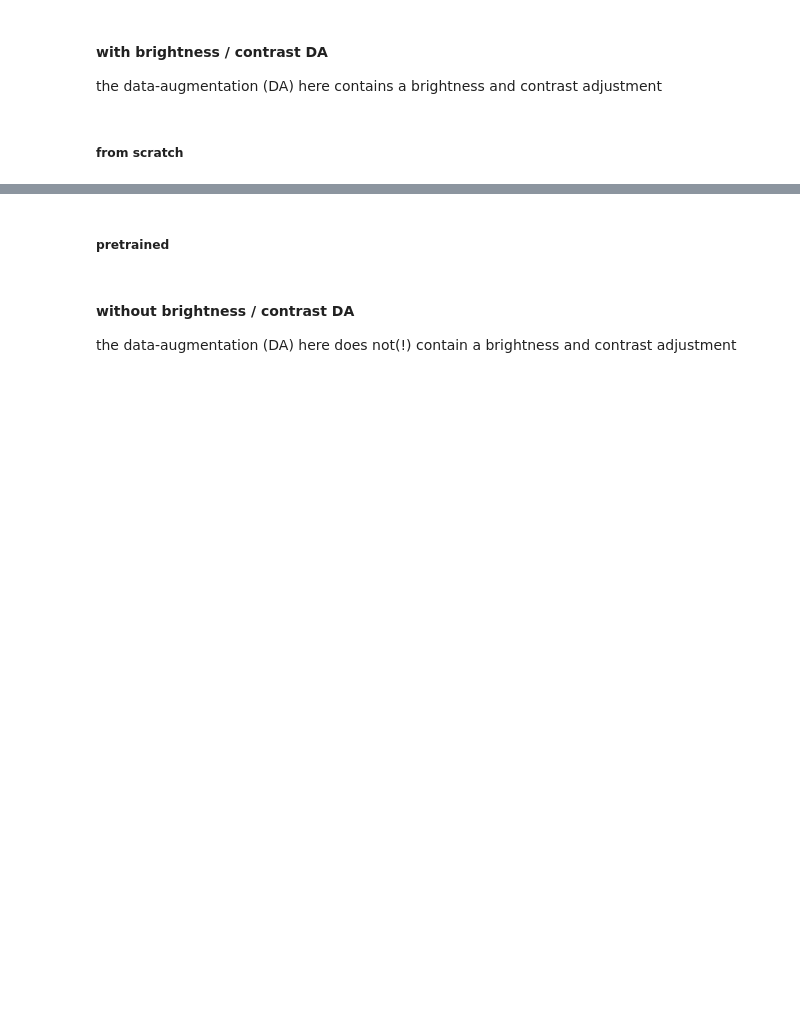
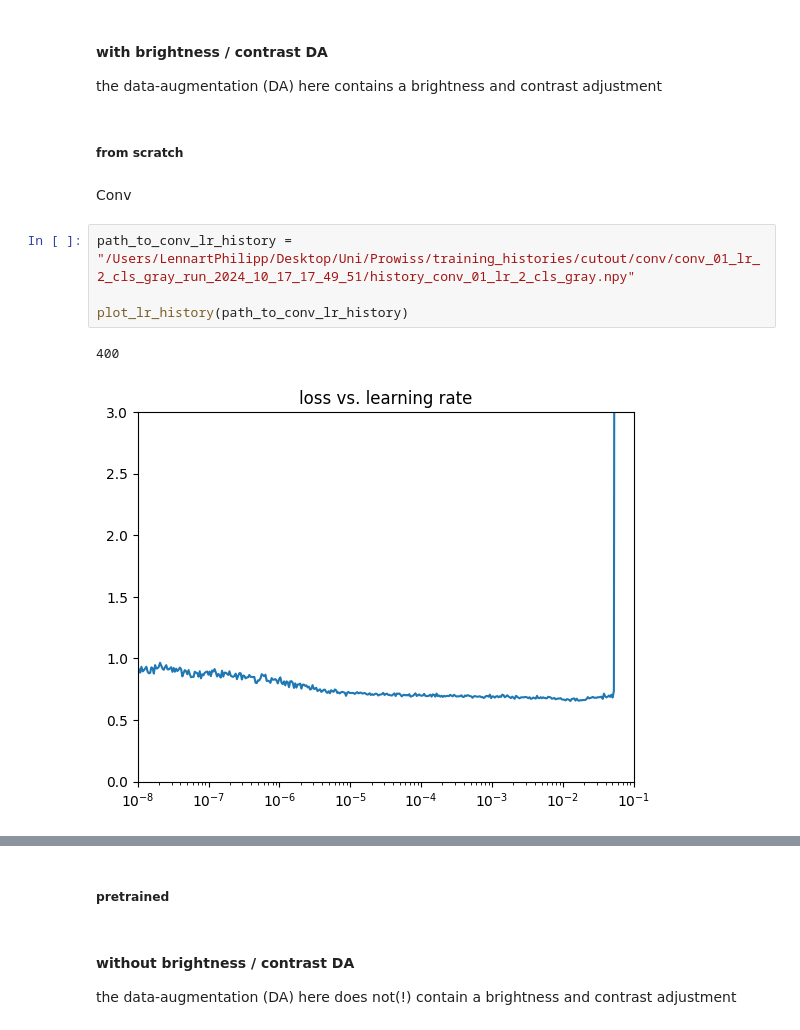
Before and after one commit to LennartPhil/Brain_Mets_Classification, a Jupyter notebook: notebooks/AI/ai_analysis.ipynb, the cells around one changed output, grey strips where cells are left out. Drawn from its saved outputs; the diff is of its cells as text; blank space fills up the shorter version.

Commit message:
creates two helper functions for the display of the k-fold training, as well as the learning rate tuning

```diff
--- a/notebooks/AI/ai_analysis.ipynb
+++ b/notebooks/AI/ai_analysis.ipynb
@@ -70,3 +187,12 @@ here the image containts only the metastasis, no surrounding healthy brain tissu
 the data-augmentation (DA) here contains a brightness and contrast adjustment
 # %% [markdown]
 ##### from scratch
+# %% [markdown]
+Conv
+# %%
+path_to_conv_lr_history = "/Users/LennartPhilipp/Desktop/Uni/Prowiss/training_histories/cutout/conv/conv_01_lr_2_cls_gray_run_2024_10_17_17_49_51/history_conv_01_lr_2_cls_gray.npy"
+
+plot_lr_history(path_to_conv_lr_history)
+# %% [output]
+400
+[figure, added]
```
Also changed, not shown: parts of 18 cells of this notebook.
